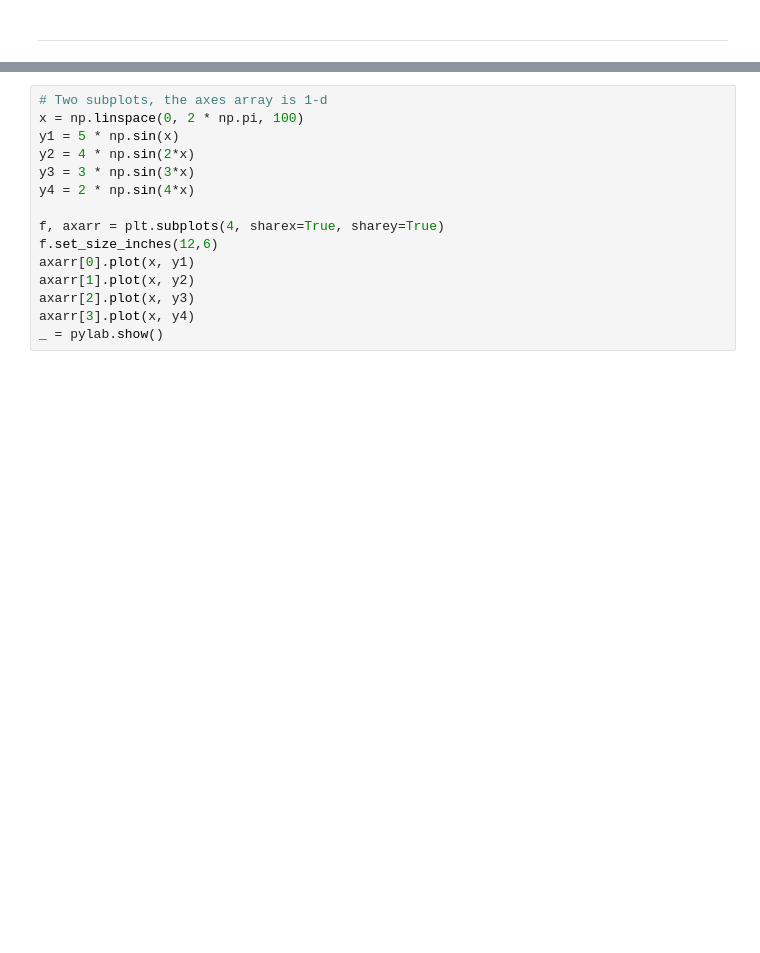
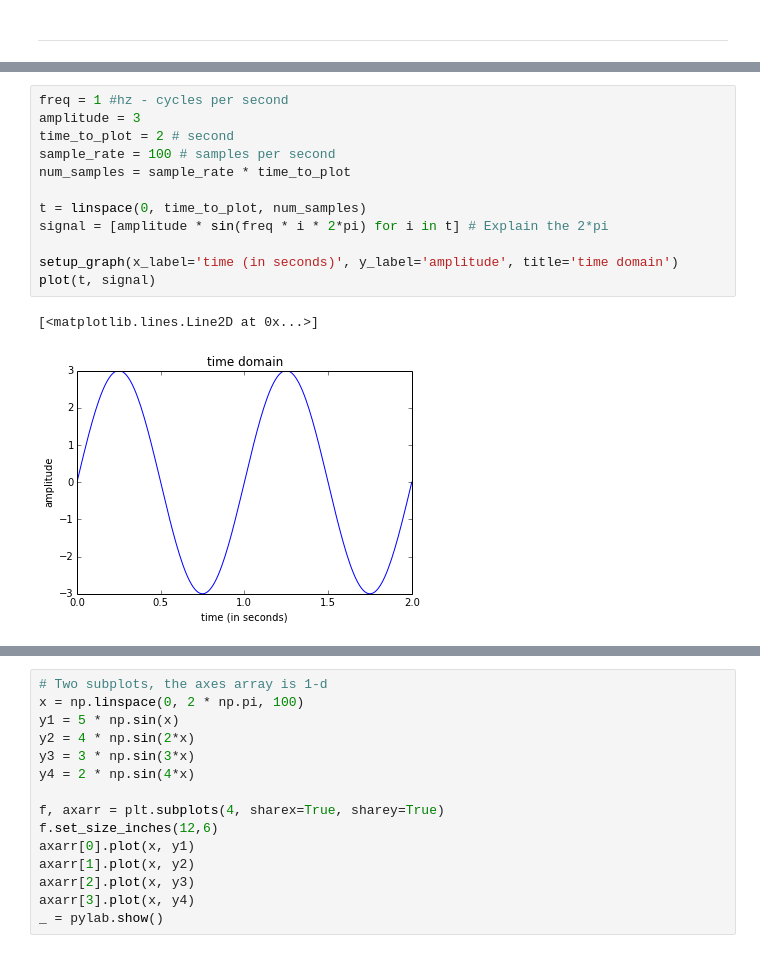
Before and after one commit to calebmadrigal/FourierTalkOSCON, a Jupyter notebook: 02_NatureOfWaves.ipynb, the cells around one changed output, grey strips where cells are left out. Drawn from its saved outputs; the diff is of its cells as text; blank space fills up the shorter version.

```diff
--- a/03_WaveConvolution.ipynb
+++ b/02_NatureOfWaves.ipynb
@@ -12,0 +23,15 @@ def setup_graph(title='', x_label='', y_label='', fig_size=None):
+# %%
+freq = 1 #hz - cycles per second
+amplitude = 3
+time_to_plot = 2 # second
+sample_rate = 100 # samples per second
+num_samples = sample_rate * time_to_plot
+
+t = linspace(0, time_to_plot, num_samples)
+signal = [amplitude * sin(freq * i * 2*pi) for i in t] # Explain the 2*pi
+
+setup_graph(x_label='time (in seconds)', y_label='amplitude', title='time domain')
+plot(t, signal)
+# %% [output]
+[<matplotlib.lines.Line2D at 0x...>]
+[figure, added]
```
Also changed, not shown: parts of 8 cells of this notebook, 4 other files.
